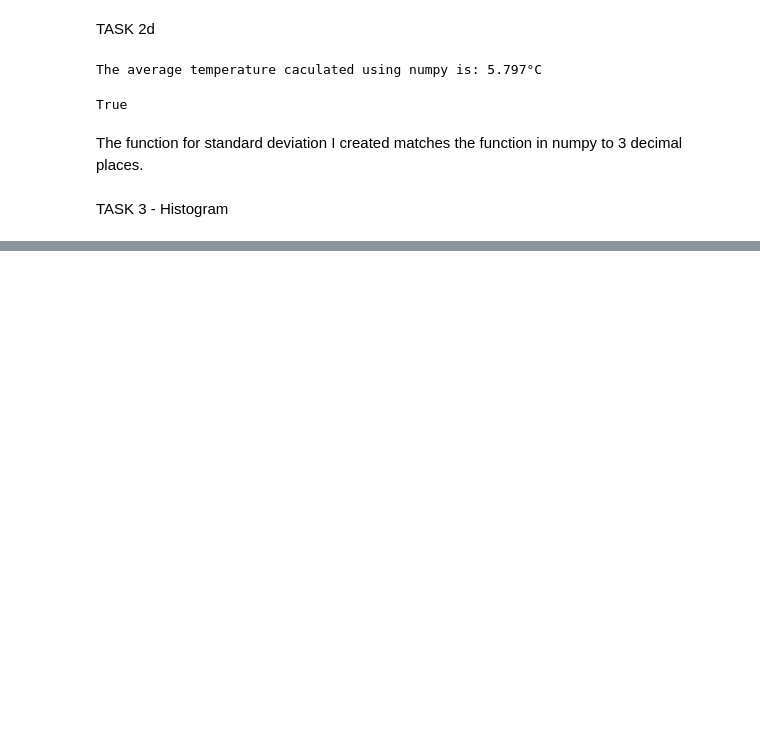
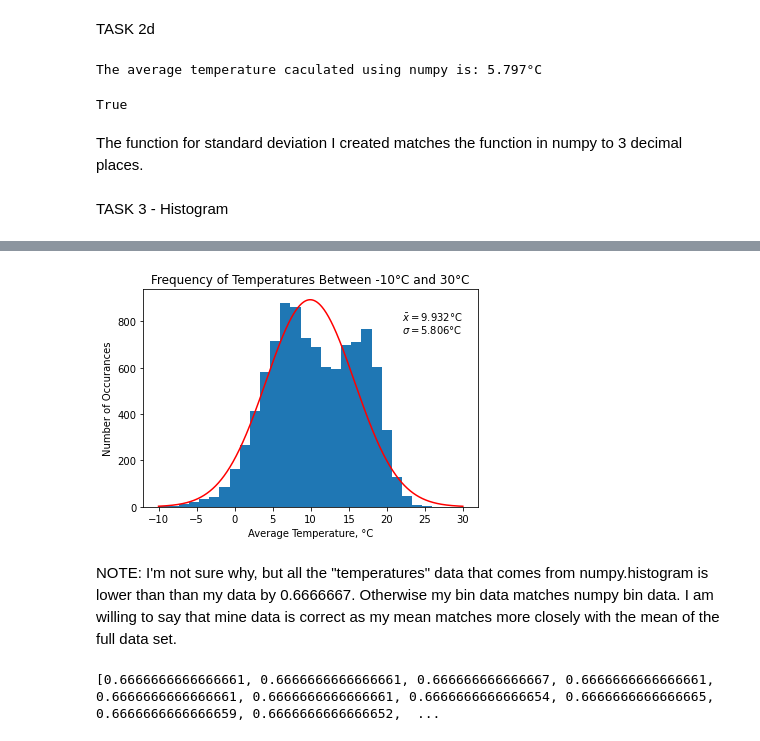
Before and after one commit to dcollie/P3700-SignalProcessing, a Jupyter notebook: P3700_Lab0_Collie.ipynb, the cells around one changed output, grey strips where cells are left out. Cells and saved outputs as stored; diff of their text form; code cells hidden in the pictures; blank space fills up the shorter version.

```diff
--- a/P3700_Lab0_Collie.ipynb
+++ b/P3700_Lab0_Collie.ipynb
@@ -87,0 +192,25 @@ TASK 3 - Histogram
+# %%
+bin_height_np = occurances
+bin_location_np = temperatures
+# %%
+
+plt.bar(bin_location_np,bin_height_np,bin_width)
+plt.plot(x_axis, (norm.pdf(x_axis,mean_hist_np,std_hist_np))*13000, "r-")
+plt.text(22, 800, r'$\bar{x}=$%.3f' u'\xb0C' % (mean_hist_np))
+plt.text(22, 750, r'$\sigma=$%.3f'u'\xb0C' % (std_hist_np))
+plt.title('Frequency of Temperatures Between -10\xb0C and 30\xb0C')
+plt.ylabel('Number of Occurances')
+plt.xlabel('Average Temperature, \xb0C')
+plt.savefig("YVR_Ave_Temp_Histo_Numpy.pdf", dpi=150)
+plt.show()
+# %% [output]
+[figure, added]
+# %% [markdown]
+NOTE: I'm not sure why, but all the "temperatures" data that comes from numpy.histogram is lower than than my data by 0.6666667. Otherwise my bin data matches numpy bin data. I am willing to say that mine data is correct as my mean matches more closely with the mean of the full data set.
+# %%
+difference = []
+for i1, i2 in zip(ave_temp_numpy_histogram_data[1],ave_temp_histogram_data[1]):
+    difference.append(i2-i1)
+print (difference)
+# %% [output]
+[0.6666666666666661, 0.6666666666666661, 0.666666666666667, 0.6666666666666661, 0.6666666666666661, 0.6666666666666661, 0.6666666666666654, 0.6666666666666665, 0.6666666666666659, 0.6666666666666652,  ...
```
Also changed, not shown: parts of 20 cells of this notebook, 2 other files.
